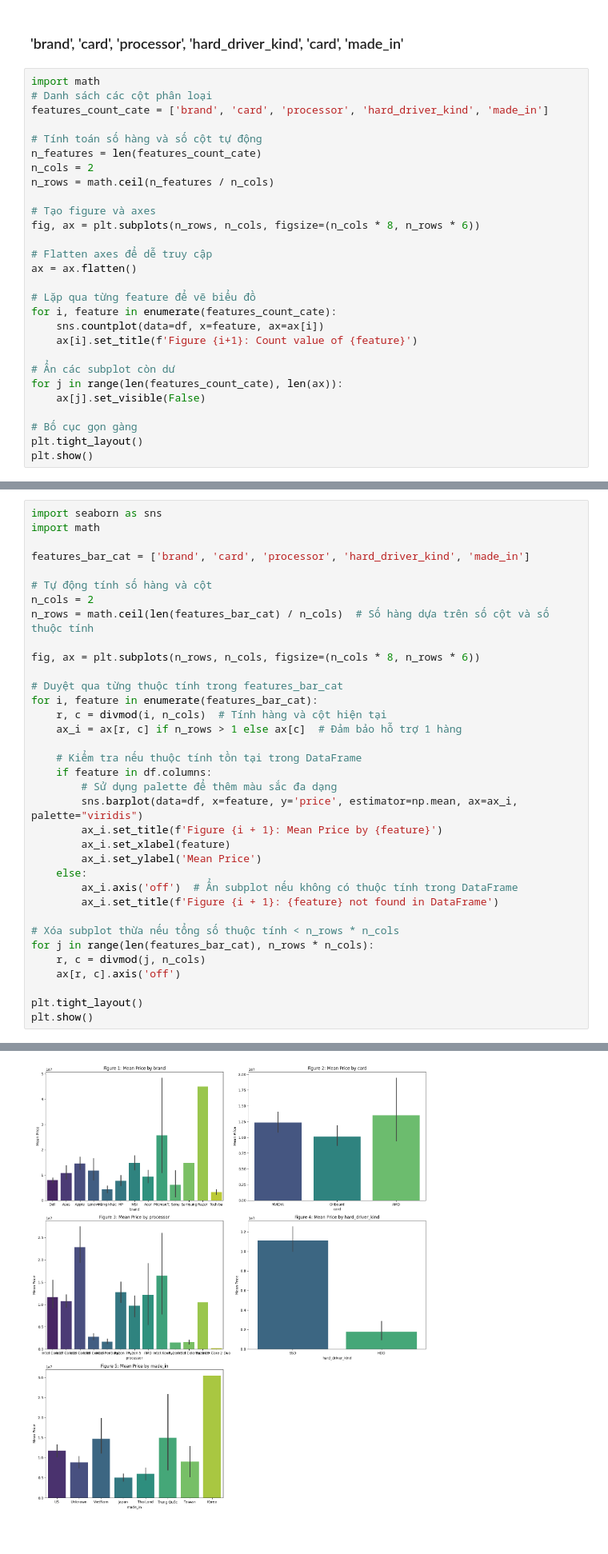
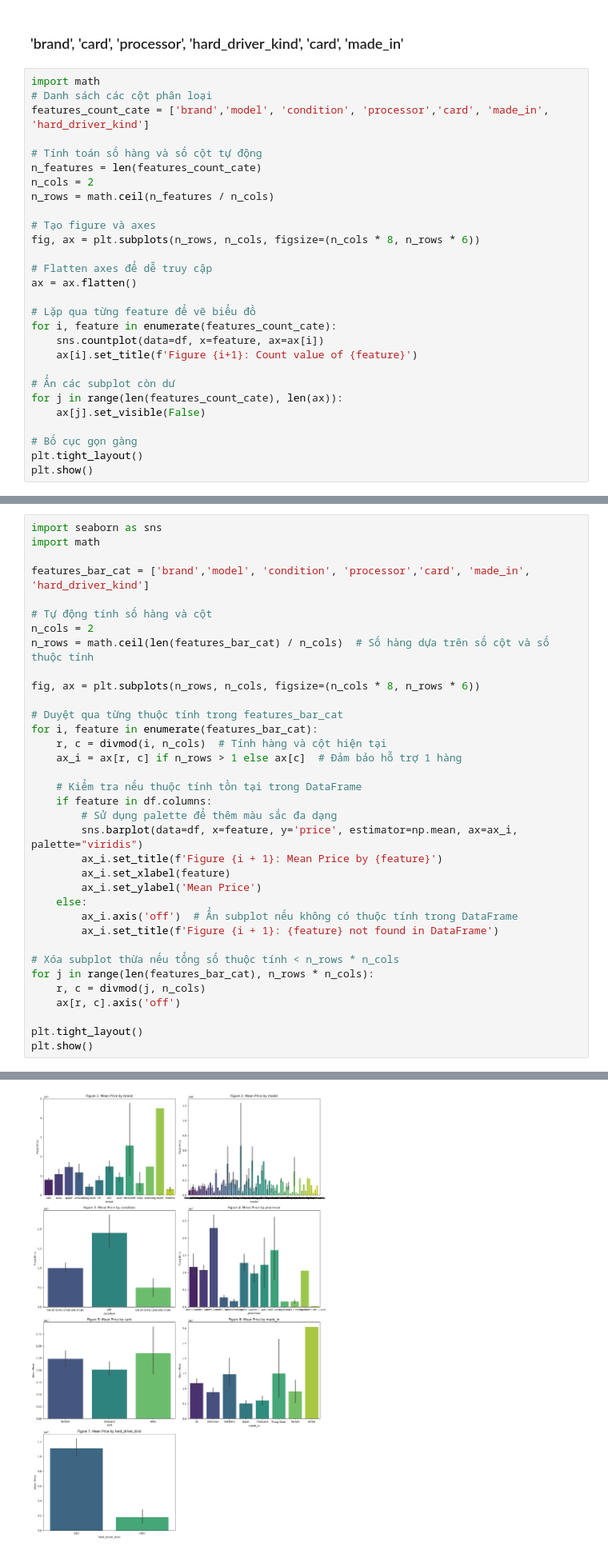
Before and after one commit to phat072/Used-Laptop-Prices, a Jupyter notebook: code/Nhom15_IE224.ipynb, the cells around one changed output, grey strips where cells are left out. Shown at 80% size. Cells and saved outputs as stored; diff of their text form.

```diff
--- a/code/Nhom15_IE224.ipynb
+++ b/code/Nhom15_IE224.ipynb
@@ -507,7 +566,7 @@ https://gist.github.com/mwaskom/de44147ed2974457ad6372750bbe5751
 # %%
 import math
 # Danh sách các cột phân loại
-features_count_cate = ['brand', 'card', 'processor', 'hard_driver_kind', 'made_in']
+features_count_cate = ['brand','model', 'condition', 'processor','card', 'made_in', 'hard_driver_kind']
 
 # Tính toán số hàng và số cột tự động
 n_features = len(features_count_cate)
@@ -564,7 +623,7 @@ plt.show()
 import seaborn as sns
 import math
 
-features_bar_cat = ['brand', 'card', 'processor', 'hard_driver_kind', 'made_in']
+features_bar_cat = ['brand','model', 'condition', 'processor','card', 'made_in', 'hard_driver_kind']
 
 # Tự động tính số hàng và cột
 n_cols = 2
@@ -614,8 +671,8 @@ Passing `palette` without assigning `hue` is deprecated and will be removed in v
 
 Passing `palette` without assigning `hue` is deprecated and will be removed in v0.14.0. Assign the `x` variable to `hue` and set `legend=False` for the same effect.
 
   sns.barplot(data=df, x=feature, y='price', estimator=np.mean, ax=ax_i, palette="viridis")
-[figure, old version]
+[figure, new version]
 # %% [markdown]
 ### 'screen_size', 'ram',  'hard_driver', 'warranty'
 # %%
```
Also changed, not shown: parts of 34 cells of this notebook, 2 other files.
